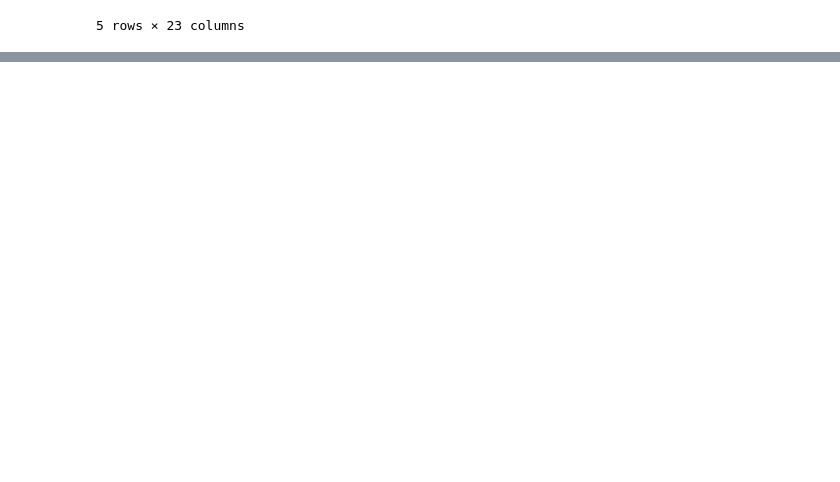
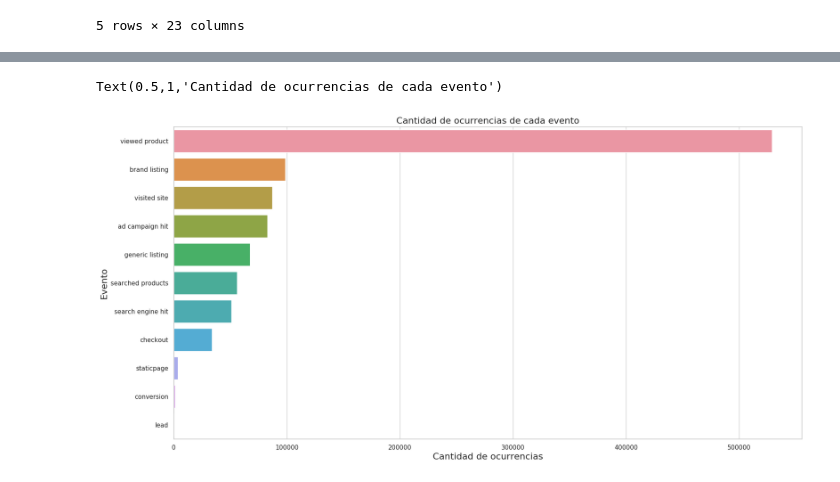
Before and after one commit to fran122157/datos-2018-2-TP1, a Jupyter notebook: TP1-trocafone.ipynb, the cells around one changed output, grey strips where cells are left out. Drawn from its saved outputs; the diff is of its cells as text; code cells hidden in the pictures; blank space fills up the shorter version.

```diff
--- a/TP1-trocafone.ipynb
+++ b/TP1-trocafone.ipynb
@@ -28,0 +112,4 @@ events.head()
+# %%
+# Creamos una nueva columna con la fecha como datetime para poder manipular mejor los datos
+events['datetime'] = pd.to_datetime(events['timestamp'])
+events['datetime'].head()
@@ -28,0 +157,9 @@ events.head()
+# %%
+events_counts = events['event'].value_counts()
+g = sns.barplot(x=events_counts.values, y=events_counts.index, orient='h')
+g.set_xlabel("Cantidad de ocurrencias", fontsize=16)
+g.set_ylabel("Evento", fontsize=16)
+g.set_title("Cantidad de ocurrencias de cada evento", fontsize=16)
+# %% [output]
+Text(0.5,1,'Cantidad de ocurrencias de cada evento')
+[figure, added]
```
Also changed, not shown: parts of 18 cells of this notebook.
